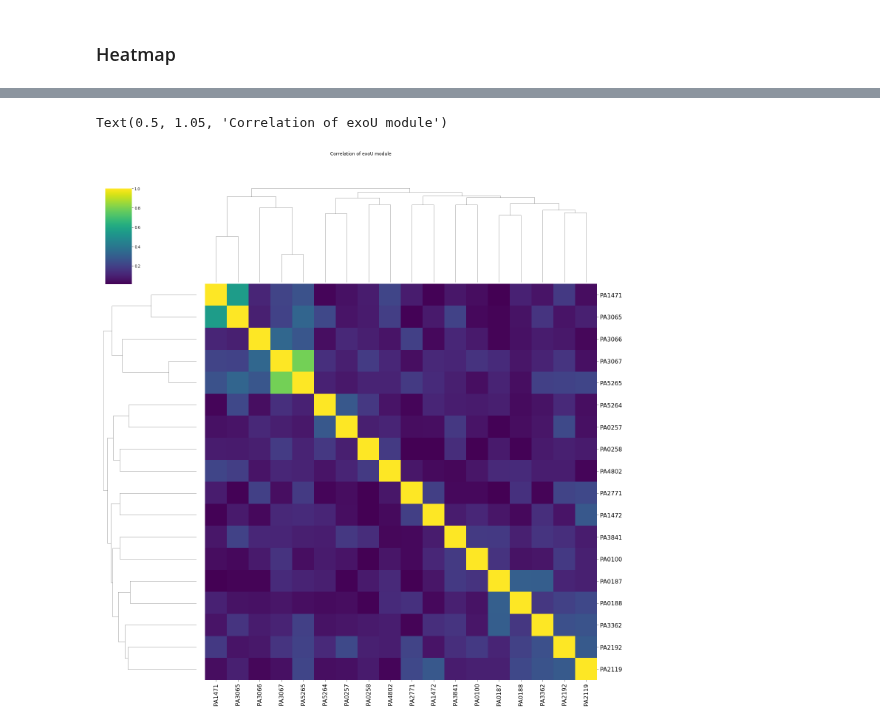
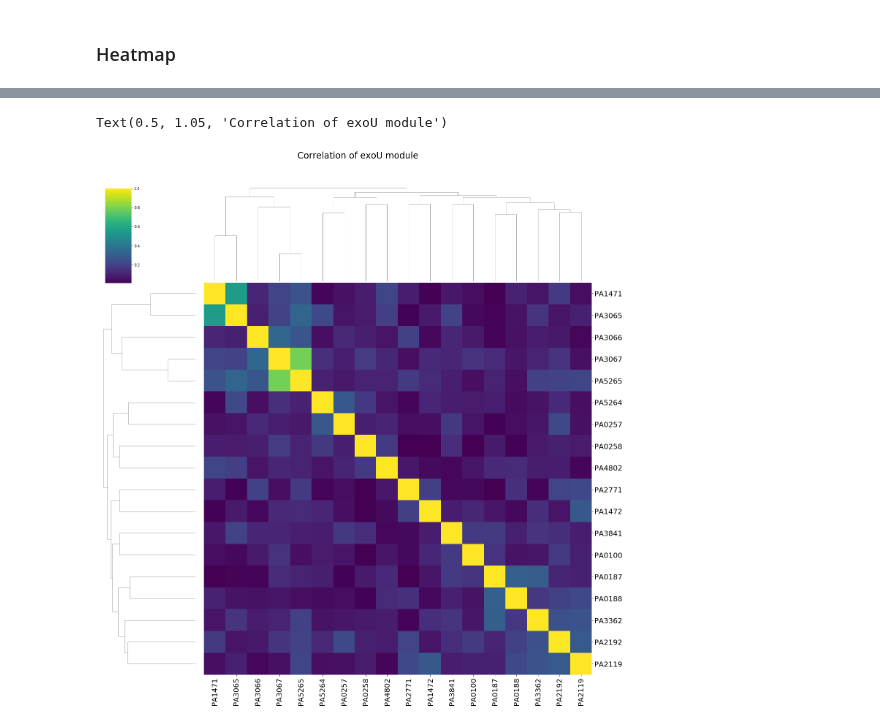
Before and after one commit to greenelab/core-accessory-interactome, a Jupyter notebook: 4_acc_acc_analysis/3_explore_exo_modules.ipynb, the cells around one changed output, grey strips where cells are left out. Saved outputs shown, nothing was run; the diff lists cells and outputs as text; code cells hidden in the pictures.

```diff
--- a/4_acc_acc_analysis/3_explore_exo_modules.ipynb
+++ b/4_acc_acc_analysis/3_explore_exo_modules.ipynb
@@ -162,7 +169,7 @@ exoU_corr = pa14_corr.loc[exoU_module_gene_ids, exoU_module_gene_ids]
 # %%
 %%time
 f = sns.clustermap(exoS_corr.abs(), cmap="viridis", figsize=(20, 20))
-f.ax_heatmap.set_xticklabels(f.ax_heatmap.get_xmajorticklabels(), fontsize=16)
-f.ax_heatmap.set_yticklabels(f.ax_heatmap.get_ymajorticklabels(), fontsize=16)
-f.fig.suptitle("Correlation of exoS module", y=1.05)
+f.ax_heatmap.set_xticklabels(f.ax_heatmap.get_xmajorticklabels(), fontsize=20)
+f.ax_heatmap.set_yticklabels(f.ax_heatmap.get_ymajorticklabels(), fontsize=20)
+f.fig.suptitle("Correlation of exoS module", y=1.05, fontsize=24)
 # %% [output]
@@ -173,7 +180,7 @@ Text(0.5, 1.05, 'Correlation of exoS module')
 # %%
 %%time
 g = sns.clustermap(exoU_corr.abs(), cmap="viridis", figsize=(20, 20))
-g.ax_heatmap.set_xticklabels(f.ax_heatmap.get_xmajorticklabels(), fontsize=16)
-g.ax_heatmap.set_yticklabels(f.ax_heatmap.get_ymajorticklabels(), fontsize=16)
-g.fig.suptitle("Correlation of exoU module", y=1.05)
+g.ax_heatmap.set_xticklabels(f.ax_heatmap.get_xmajorticklabels(), fontsize=20)
+g.ax_heatmap.set_yticklabels(f.ax_heatmap.get_ymajorticklabels(), fontsize=20)
+g.fig.suptitle("Correlation of exoU module", y=1.05, fontsize=24)
 # %% [output]
@@ -182,2 +189,2 @@ Wall time: 210 ms
 Text(0.5, 1.05, 'Correlation of exoU module')
-[figure, old version]
+[figure, new version]
```
Also changed, not shown: parts of 3 cells of this notebook, 1 other file.
